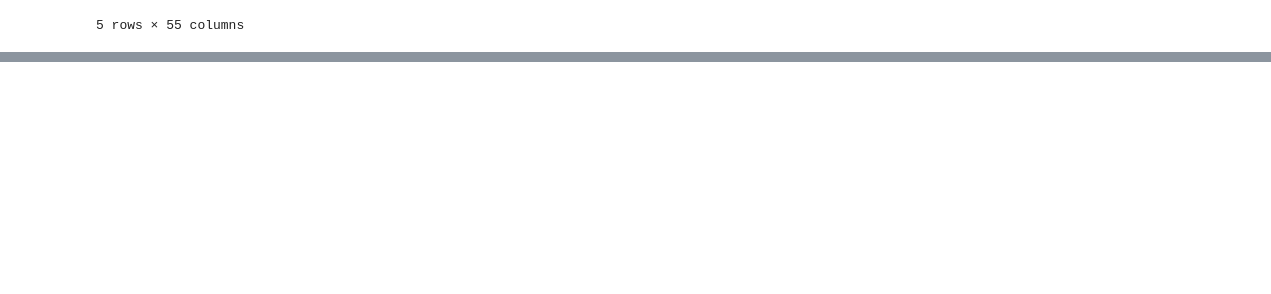
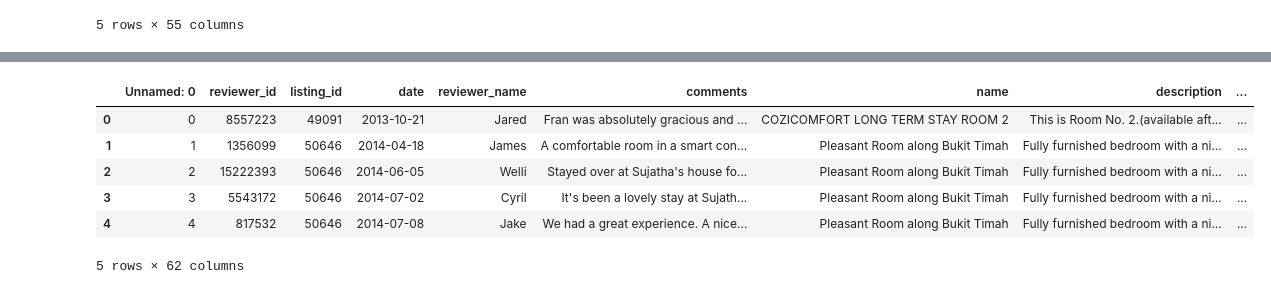
Before and after one commit to JT-H/Recommendation-System-for-Airbnb-Houses, a Jupyter notebook: Data Preparation/原始数据/Create Customer Dataset.ipynb, the cells around one changed output, grey strips where cells are left out. Drawn from its saved outputs; the diff is of its cells as text; code cells hidden in the pictures; blank space fills up the shorter version.

```diff
--- a/Data Preparation/原始数据/Create Customer Dataset.ipynb
+++ b/Data Preparation/原始数据/Create Customer Dataset.ipynb
@@ -140 +279,33 @@ data.head()
+# %%
+# Weighted ratings for the 3 nearby locations.
+def avg_rate(x,thres,df,feature_n,rating_n):
+    from math import sqrt
+
+    sum_dist = 0
+    sum_rating = 0
+    for i in range(thres):
+        sum_dist += x[i][1]
+        sum_rating += df.loc[df[feature_n] == x[i][0], rating_n].values[0]
+    return sqrt(sum_rating/sum_dist)
+# %%
+distances_site = find_nearby(df_lat_lon, df_site, 'site_name')
+data['nearby_sites_rating'] = np.array([avg_rate(x,3,df_site,'site_name','norm_rating')
+                                 for x in distances_site])
+# %%
+distances_mrt = find_nearby(df_lat_lon, df_mrt,'station_name',1)
+data['nearest_station_dist'] = np.array([x[0][1] for x in distances_mrt])
+# %%
+# Include the distance to the nearest popular site as well as its rating.
+data['nearest_site_dist'] = np.array([x[0][1] for x in distances_site])
+data['nearest_site_rating'] = np.array([df_site[df_site.site_name == x[0][0]].norm_rating.values[0] for x in distances_site])
+# %%
+data.head()
+# %% [output]
+|  | Unnamed: 0 | reviewer_id | listing_id | date | reviewer_name | comments | name | description | ... |
+| 0 | 0 | 8557223 | 49091 | 2013-10-21 | Jared | Fran was absolutely gracious and ... | COZICOMFORT LONG TERM STAY ROOM 2 | This is Room No. 2.(available aft... | ... |
+| 1 | 1 | 1356099 | 50646 | 2014-04-18 | James | A comfortable room in a smart con... | Pleasant Room along Bukit Timah | Fully furnished bedroom with a ni... | ... |
+| 2 | 2 | 15222393 | 50646 | 2014-06-05 | Welli | Stayed over at Sujatha's house fo... | Pleasant Room along Bukit Timah | Fully furnished bedroom with a ni... | ... |
+| 3 | 3 | 5543172 | 50646 | 2014-07-02 | Cyril | It's been a lovely stay at Sujath... | Pleasant Room along Bukit Timah | Fully furnished bedroom with a ni... | ... |
+| 4 | 4 | 817532 | 50646 | 2014-07-08 | Jake | We had a great experience. A nice... | Pleasant Room along Bukit Timah | Fully furnished bedroom with a ni... | ... |
+5 rows × 62 columns
 # %%
```
Also changed, not shown: parts of 18 cells of this notebook, 1 other file.
